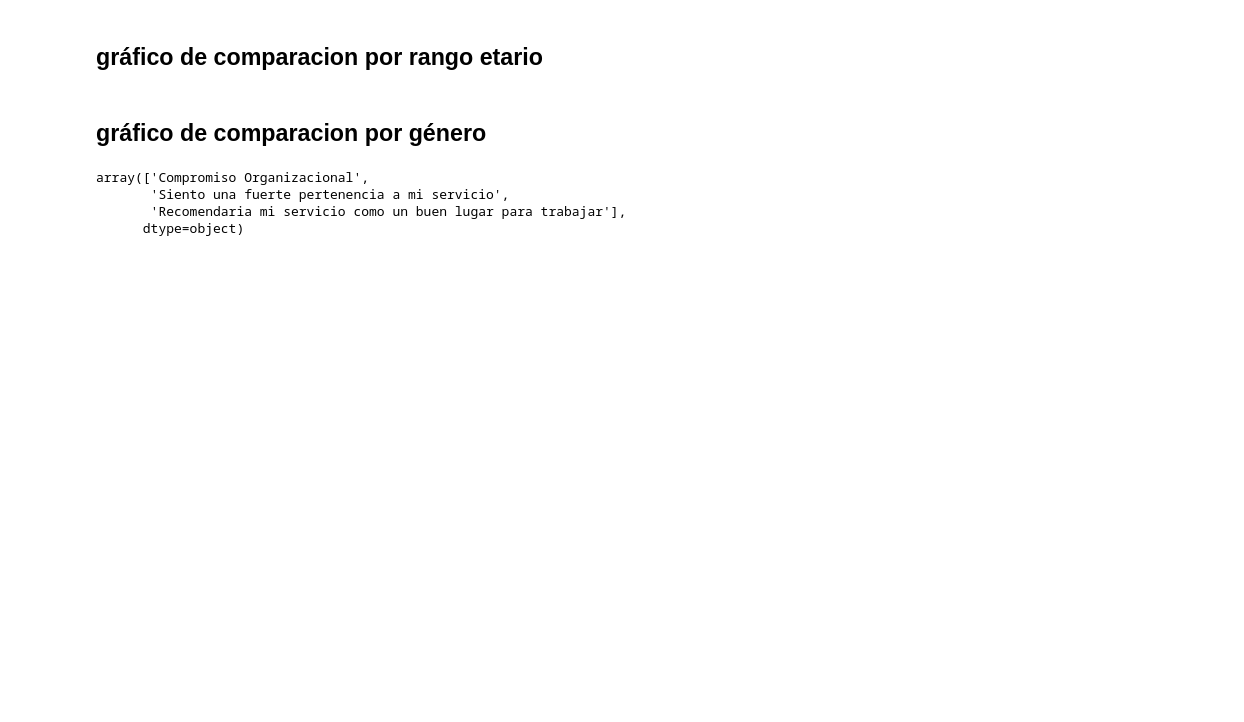
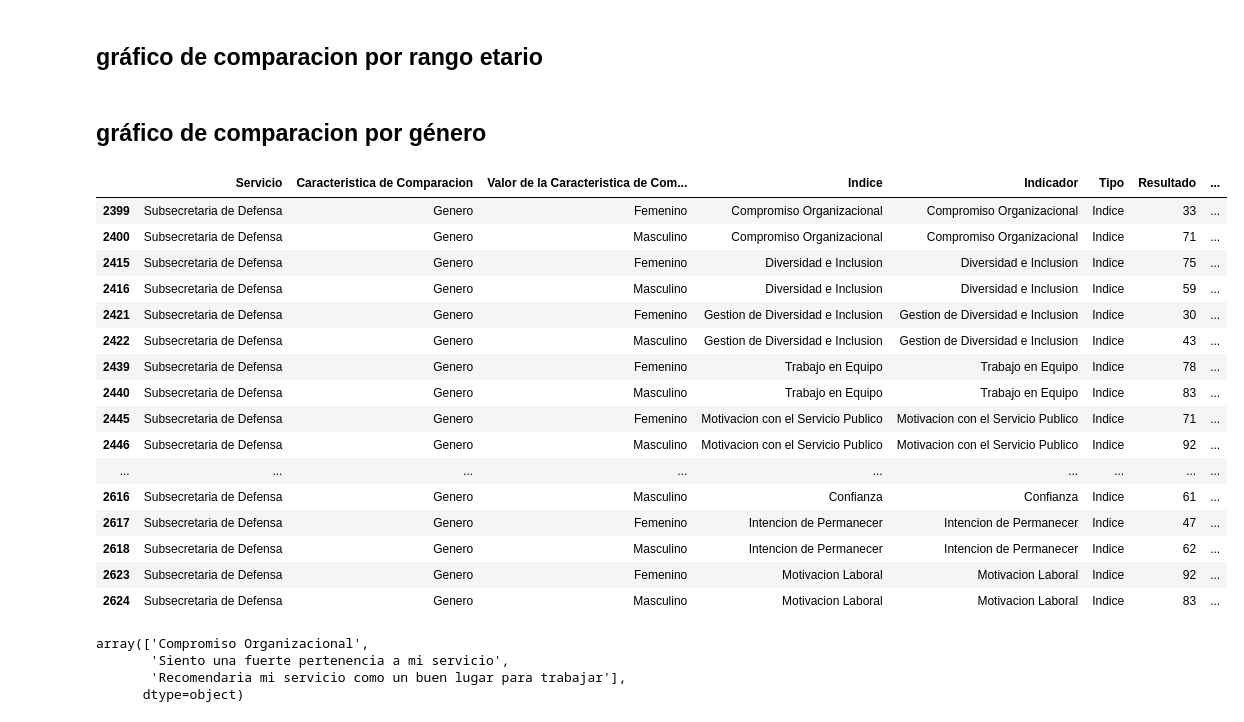
Before and after one commit to cgonzalezavalos/encuesta, a Jupyter notebook: EncuestaFuncionariosPublicos.ipynb, the cells around one changed output. Drawn from its saved outputs; the diff is of its cells as text; code cells hidden in the pictures; blank space fills up the shorter version.

Commit message:
cambio en def_indice_genero

```diff
--- a/EncuestaFuncionariosPublicos.ipynb
+++ b/EncuestaFuncionariosPublicos.ipynb
@@ -433,6 +417,26 @@ plt.show()
 ## gráfico de comparacion por rango etario
 # %% [markdown]
 ## gráfico de comparacion por género
+# %%
+df.query(f"Sector=='{option_1}' & Servicio=='{option_2}'  & `Caracteristica de Comparacion`=='Genero' & Tipo=='Indice' & Codificacion=='Indice' & Resultado!='Respuentas Insuffientes (<10)'")#.groupby(['Valor de la Caracteristica de Comparacion','Indice'])['Resultado'].mean().reset_index()
+# %% [output]
+|  | Servicio | Caracteristica de Comparacion | Valor de la Caracteristica de Com... | Indice | Indicador | Tipo | Resultado | ... |
+| 2399 | Subsecretaria de Defensa | Genero | Femenino | Compromiso Organizacional | Compromiso Organizacional | Indice | 33 | ... |
+| 2400 | Subsecretaria de Defensa | Genero | Masculino | Compromiso Organizacional | Compromiso Organizacional | Indice | 71 | ... |
+| 2415 | Subsecretaria de Defensa | Genero | Femenino | Diversidad e Inclusion | Diversidad e Inclusion | Indice | 75 | ... |
+| 2416 | Subsecretaria de Defensa | Genero | Masculino | Diversidad e Inclusion | Diversidad e Inclusion | Indice | 59 | ... |
+| 2421 | Subsecretaria de Defensa | Genero | Femenino | Gestion de Diversidad e Inclusion | Gestion de Diversidad e Inclusion | Indice | 30 | ... |
+| 2422 | Subsecretaria de Defensa | Genero | Masculino | Gestion de Diversidad e Inclusion | Gestion de Diversidad e Inclusion | Indice | 43 | ... |
+| 2439 | Subsecretaria de Defensa | Genero | Femenino | Trabajo en Equipo | Trabajo en Equipo | Indice | 78 | ... |
+| 2440 | Subsecretaria de Defensa | Genero | Masculino | Trabajo en Equipo | Trabajo en Equipo | Indice | 83 | ... |
+| 2445 | Subsecretaria de Defensa | Genero | Femenino | Motivacion con el Servicio Publico | Motivacion con el Servicio Publico | Indice | 71 | ... |
+| 2446 | Subsecretaria de Defensa | Genero | Masculino | Motivacion con el Servicio Publico | Motivacion con el Servicio Publico | Indice | 92 | ... |
+| ... | ... | ... | ... | ... | ... | ... | ... | ... |
+| 2616 | Subsecretaria de Defensa | Genero | Masculino | Confianza | Confianza | Indice | 61 | ... |
+| 2617 | Subsecretaria de Defensa | Genero | Femenino | Intencion de Permanecer | Intencion de Permanecer | Indice | 47 | ... |
+| 2618 | Subsecretaria de Defensa | Genero | Masculino | Intencion de Permanecer | Intencion de Permanecer | Indice | 62 | ... |
+| 2623 | Subsecretaria de Defensa | Genero | Femenino | Motivacion Laboral | Motivacion Laboral | Indice | 92 | ... |
+| 2624 | Subsecretaria de Defensa | Genero | Masculino | Motivacion Laboral | Motivacion Laboral | Indice | 83 | ... |
 # %%
 df[df['Indice']=='Compromiso Organizacional']['Indicador'].unique()
 # %% [output]
```
Also changed, not shown: parts of 4 cells of this notebook, 1 other file.
